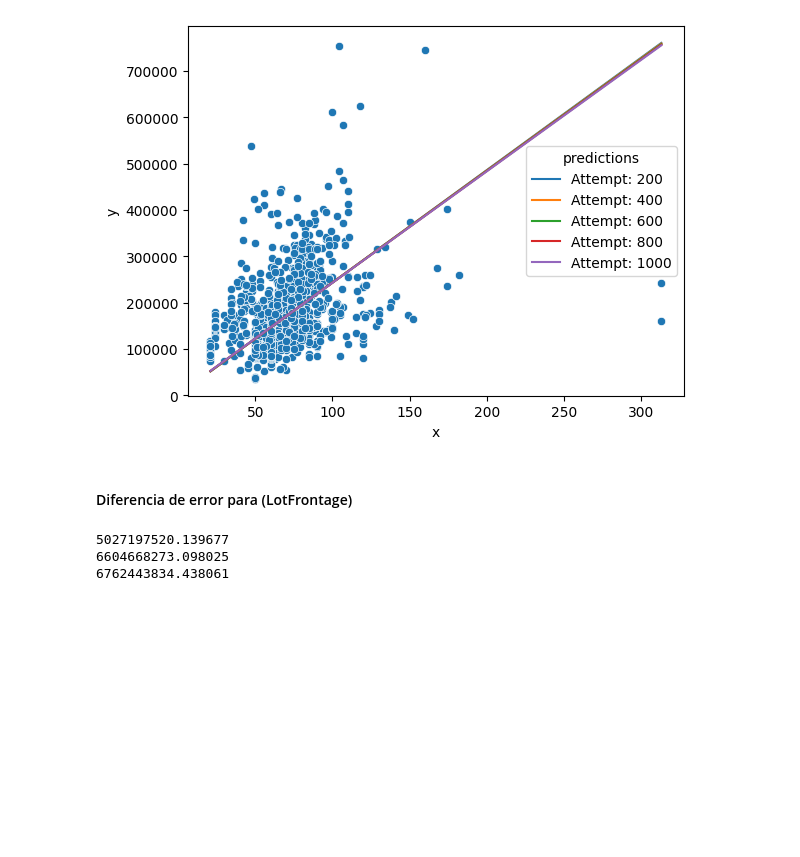
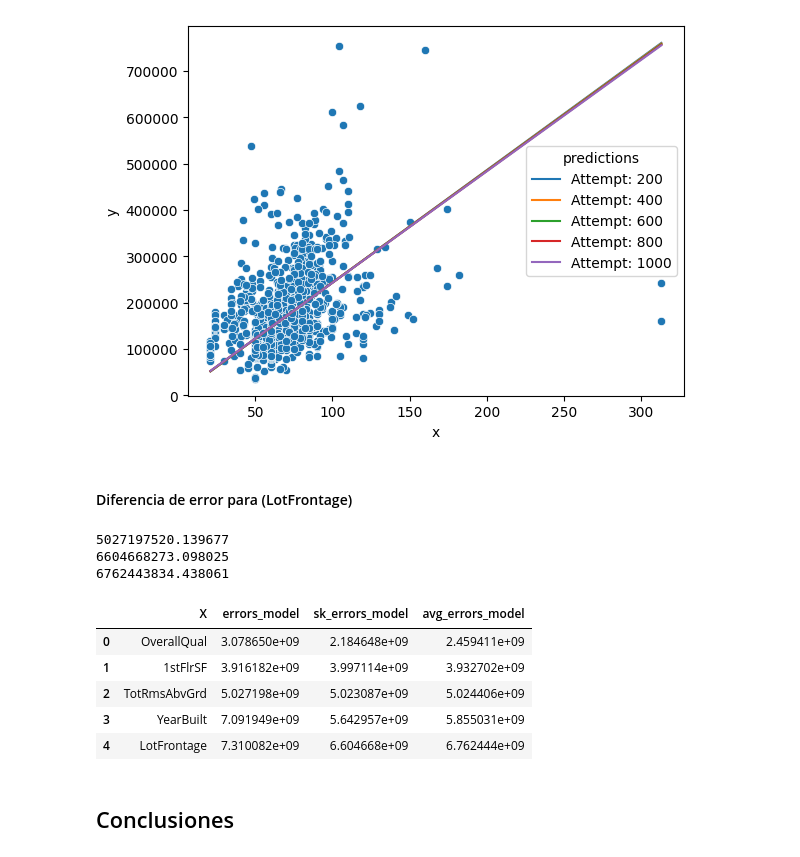
Before and after one commit to luisramilian95/data-science-ug, a Jupyter notebook: project-1/main.ipynb, the cells around one changed output. Cells and saved outputs as stored; diff of their text form; code cells hidden in the pictures; blank space fills up the shorter version.

Commit message:
ADD: Conclusiones

```diff
--- a/project-1/main.ipynb
+++ b/project-1/main.ipynb
@@ -585,3 +585,25 @@ print(avg_error_LotFrontage)
 5027197520.139677
 6604668273.098025
 6762443834.438061
+# %%
+errors_model = [error_overall, error_1stFlrSF, error_TotRmsAbvGrd, error_YearBuilt, error_LotFrontage]
+sk_errors_model = [sk_error_overall, sk_error_1stFlrSF, sk_error_TotRmsAbvGrd, sk_error_YearBuilt, sk_error_LotFrontage]
+avg_errors_model =  [avg_error_overall, avg_error_1stFlrSF, avg_error_TotRmsAbvGrd, avg_error_YearBuilt, avg_error_LotFrontage]
+
+error_data = {'X': [OVERALL_QUAL, FIRST_FLOOR_SQUARE_FEET, TOTAL_ROOMS,  YEAR_BUILT, LINEAR_FEET_OF_STREET],
+ 'errors_model': errors_model,
+ 'sk_errors_model': sk_errors_model,
+ 'avg_errors_model': avg_errors_model }
+
+
+errors_data_frame = pd.DataFrame(error_data)
+errors_data_frame.sort_values(by="errors_model", ascending=True)
+# %% [output]
+|  | X | errors_model | sk_errors_model | avg_errors_model |
+| 0 | OverallQual | 3.078650e+09 | 2.184648e+09 | 2.459411e+09 |
+| 1 | 1stFlrSF | 3.916182e+09 | 3.997114e+09 | 3.932702e+09 |
+| 2 | TotRmsAbvGrd | 5.027198e+09 | 5.023087e+09 | 5.024406e+09 |
+| 3 | YearBuilt | 7.091949e+09 | 5.642957e+09 | 5.855031e+09 |
+| 4 | LotFrontage | 7.310082e+09 | 6.604668e+09 | 6.762444e+09 |
+# %% [markdown]
+## Conclusiones
```
Also changed, not shown: parts of 1 cell of this notebook.
